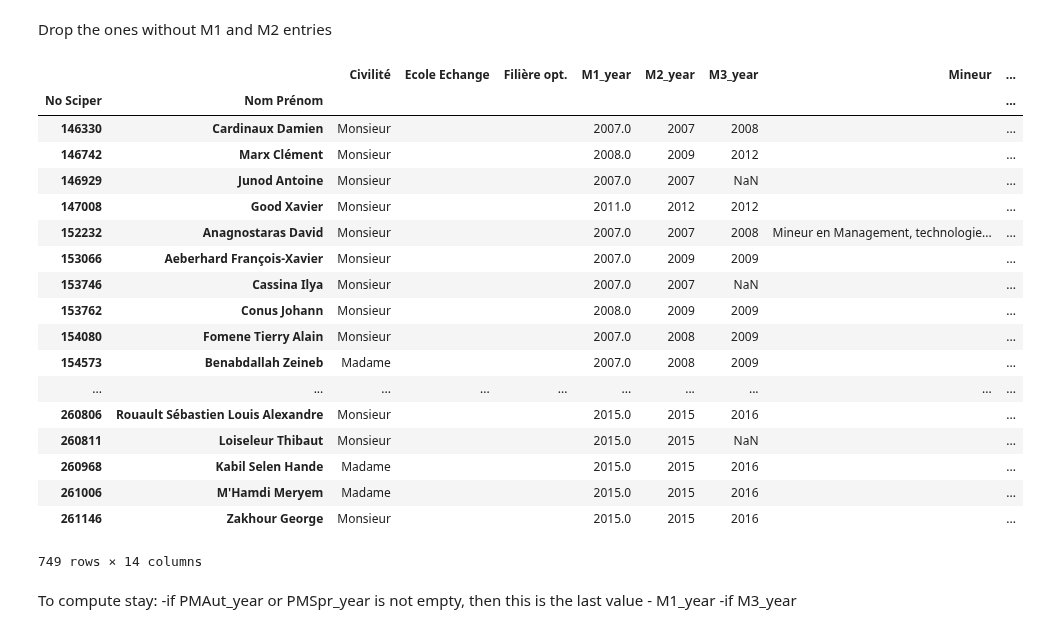
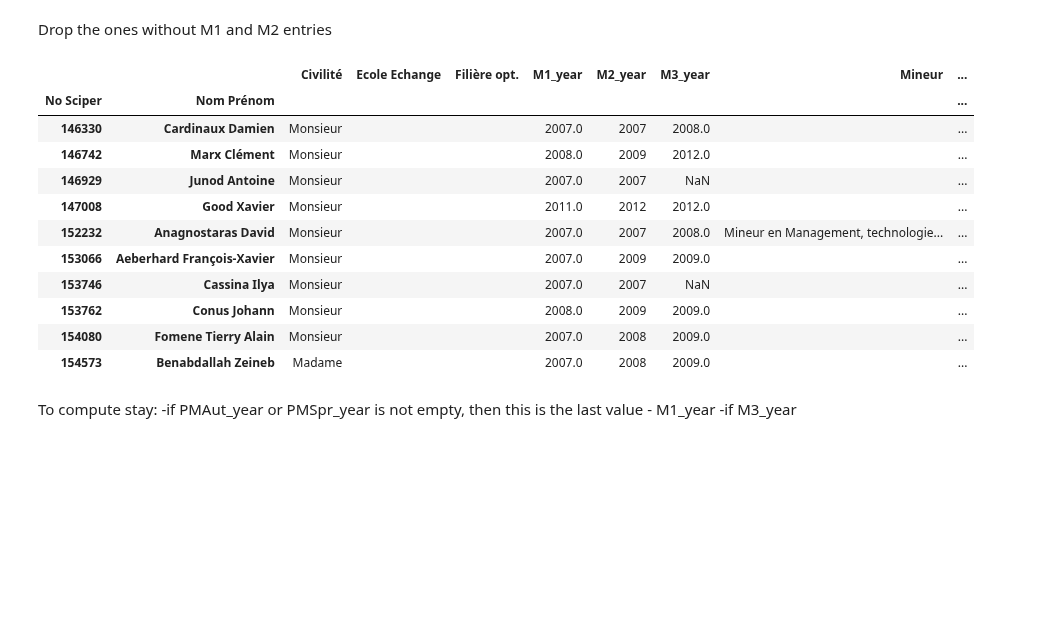
Before and after one commit to semplea/adaepfl-hw, a Jupyter notebook: 02 - Data from the Web/data_mining.ipynb, the cells around one changed output. Saved outputs shown, nothing was run; the diff lists cells and outputs as text; code cells hidden in the pictures; blank space fills up the shorter version.

```diff
--- a/02 - Data from the Web/data_mining.ipynb
+++ b/02 - Data from the Web/data_mining.ipynb
@@ -275,27 +323,20 @@ Drop the ones without M1 and M2 entries
 # %%
 df_m = df_master.dropna(subset=['M1_year', 'M2_year'])
 # %%
-df_m
+df_m.head(10)
 # %% [output]
 |  |  | Civilité | Ecole Echange | Filière opt. | M1_year | M2_year | M3_year | Mineur | ... |
 | No Sciper | Nom Prénom |  |  |  |  |  |  |  | ... |
-| 146330 | Cardinaux Damien | Monsieur |  |  | 2007.0 | 2007 | 2008 |  | ... |
-| 146742 | Marx Clément | Monsieur |  |  | 2008.0 | 2009 | 2012 |  | ... |
+| 146330 | Cardinaux Damien | Monsieur |  |  | 2007.0 | 2007 | 2008.0 |  | ... |
+| 146742 | Marx Clément | Monsieur |  |  | 2008.0 | 2009 | 2012.0 |  | ... |
 | 146929 | Junod Antoine | Monsieur |  |  | 2007.0 | 2007 | NaN |  | ... |
-| 147008 | Good Xavier | Monsieur |  |  | 2011.0 | 2012 | 2012 |  | ... |
-| 152232 | Anagnostaras David | Monsieur |  |  | 2007.0 | 2007 | 2008 | Mineur en Management, technologie... | ... |
-| 153066 | Aeberhard François-Xavier | Monsieur |  |  | 2007.0 | 2009 | 2009 |  | ... |
+| 147008 | Good Xavier | Monsieur |  |  | 2011.0 | 2012 | 2012.0 |  | ... |
+| 152232 | Anagnostaras David | Monsieur |  |  | 2007.0 | 2007 | 2008.0 | Mineur en Management, technologie... | ... |
+| 153066 | Aeberhard François-Xavier | Monsieur |  |  | 2007.0 | 2009 | 2009.0 |  | ... |
 | 153746 | Cassina Ilya | Monsieur |  |  | 2007.0 | 2007 | NaN |  | ... |
-| 153762 | Conus Johann | Monsieur |  |  | 2008.0 | 2009 | 2009 |  | ... |
-| 154080 | Fomene Tierry Alain | Monsieur |  |  | 2007.0 | 2008 | 2009 |  | ... |
-| 154573 | Benabdallah Zeineb | Madame |  |  | 2007.0 | 2008 | 2009 |  | ... |
-| ... | ... | ... | ... | ... | ... | ... | ... | ... | ... |
-| 260806 | Rouault Sébastien Louis Alexandre | Monsieur |  |  | 2015.0 | 2015 | 2016 |  | ... |
-| 260811 | Loiseleur Thibaut | Monsieur |  |  | 2015.0 | 2015 | NaN |  | ... |
-| 260968 | Kabil Selen Hande | Madame |  |  | 2015.0 | 2015 | 2016 |  | ... |
-| 261006 | M'Hamdi Meryem | Madame |  |  | 2015.0 | 2015 | 2016 |  | ... |
-| 261146 | Zakhour George | Monsieur |  |  | 2015.0 | 2015 | 2016 |  | ... |
+| 153762 | Conus Johann | Monsieur |  |  | 2008.0 | 2009 | 2009.0 |  | ... |
+| 154080 | Fomene Tierry Alain | Monsieur |  |  | 2007.0 | 2008 | 2009.0 |  | ... |
+| 154573 | Benabdallah Zeineb | Madame |  |  | 2007.0 | 2008 | 2009.0 |  | ... |
-749 rows × 14 columns
 # %% [markdown]
 To compute stay:
 -if PMAut_year or PMSpr_year is not empty, then this is the last value - M1_year
```
Also changed, not shown: parts of 20 cells of this notebook, 1 other file.
